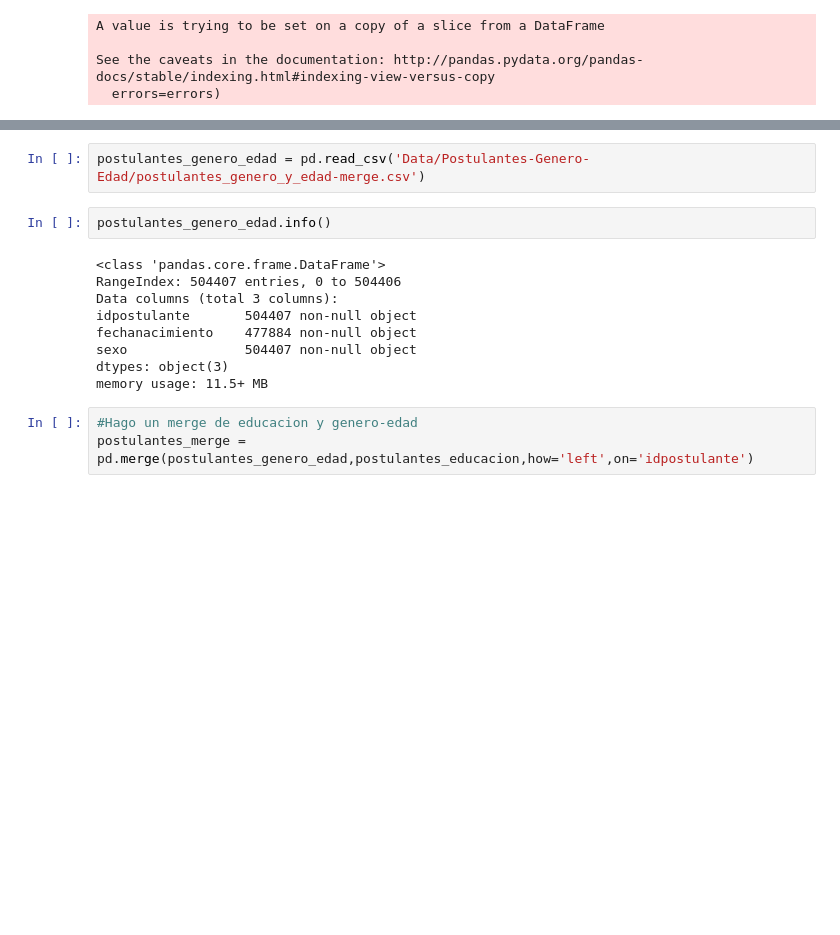
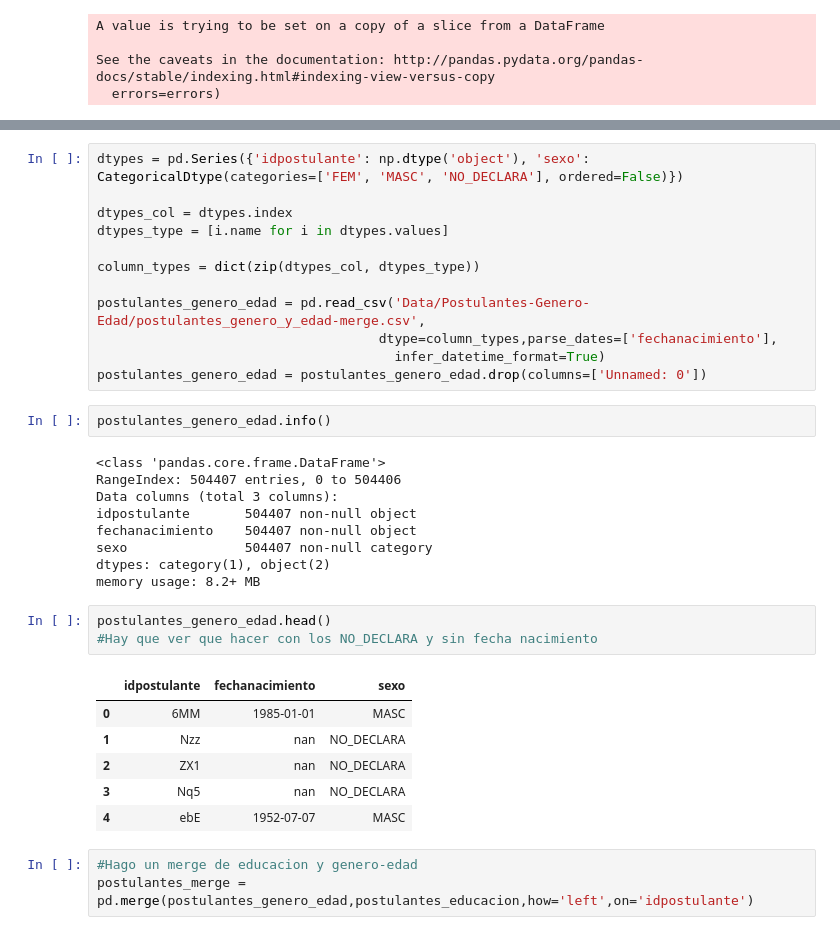
Before and after one commit to lucioll/NaventDatosTP, a Jupyter notebook: Machine Learning-Lucio.ipynb, the cells around one changed output, grey strips where cells are left out. Drawn from its saved outputs; the diff is of its cells as text; blank space fills up the shorter version.

```diff
--- a/Machine Learning-Lucio.ipynb
+++ b/Machine Learning-Lucio.ipynb
@@ -162,5 +99,15 @@ memory usage: 13.7+ MB
-# %%
-postulantes_genero_edad = pd.read_csv('Data/Postulantes-Genero-Edad/postulantes_genero_y_edad-merge.csv')
+# %%
+dtypes = pd.Series({'idpostulante': np.dtype('object'), 'sexo': CategoricalDtype(categories=['FEM', 'MASC', 'NO_DECLARA'], ordered=False)})
+
+dtypes_col = dtypes.index
+dtypes_type = [i.name for i in dtypes.values]
+
+column_types = dict(zip(dtypes_col, dtypes_type))
+
+postulantes_genero_edad = pd.read_csv('Data/Postulantes-Genero-Edad/postulantes_genero_y_edad-merge.csv',
+                                    dtype=column_types,parse_dates=['fechanacimiento'],
+                                      infer_datetime_format=True)
+postulantes_genero_edad = postulantes_genero_edad.drop(columns=['Unnamed: 0'])
 # %%
 postulantes_genero_edad.info()
 # %% [output]
@@ -168,10 +115,20 @@ postulantes_genero_edad.info()
 RangeIndex: 504407 entries, 0 to 504406
 Data columns (total 3 columns):
 idpostulante       504407 non-null object
-fechanacimiento    477884 non-null object
-sexo               504407 non-null object
-dtypes: object(3)
-memory usage: 11.5+ MB
+fechanacimiento    504407 non-null object
+sexo               504407 non-null category
+dtypes: category(1), object(2)
+memory usage: 8.2+ MB
+# %%
+postulantes_genero_edad.head()
+#Hay que ver que hacer con los NO_DECLARA y sin fecha nacimiento
+# %% [output]
+|  | idpostulante | fechanacimiento | sexo |
+| 0 | 6MM | 1985-01-01 | MASC |
+| 1 | Nzz | nan | NO_DECLARA |
+| 2 | ZX1 | nan | NO_DECLARA |
+| 3 | Nq5 | nan | NO_DECLARA |
+| 4 | ebE | 1952-07-07 | MASC |
 # %%
 #Hago un merge de educacion y genero-edad
 postulantes_merge = pd.merge(postulantes_genero_edad,postulantes_educacion,how='left',on='idpostulante')
```
Also changed, not shown: parts of 25 cells of this notebook.
